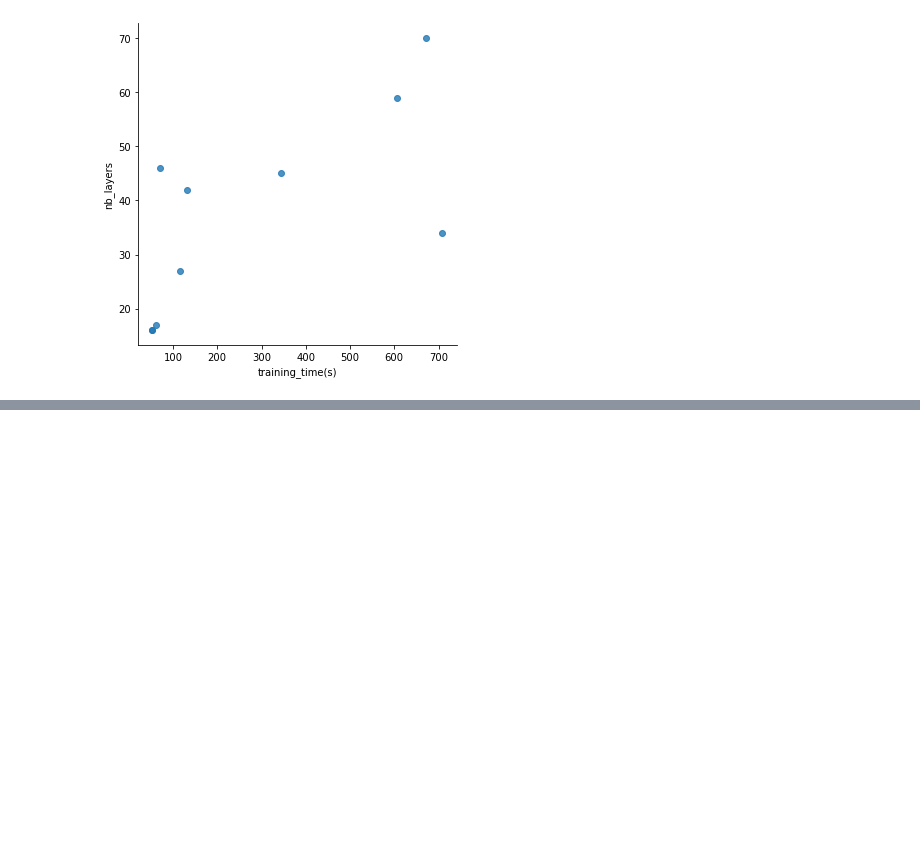
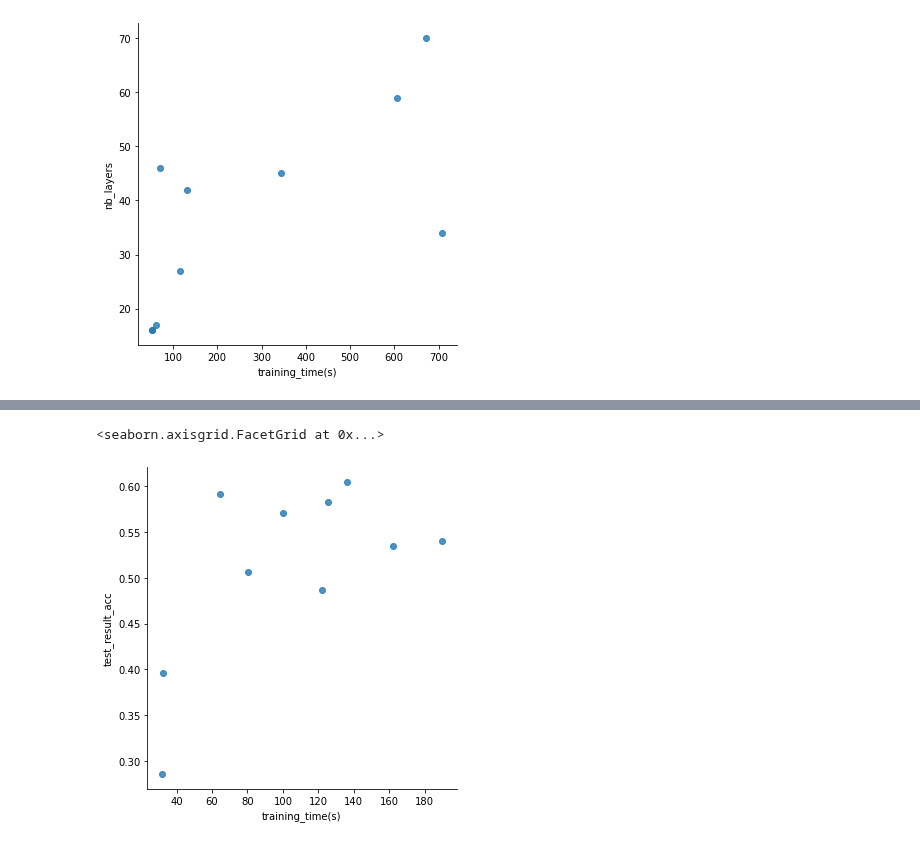
Before and after one commit to AntoineGr1/Memoire_code, a Jupyter notebook: Analyse_resnet_gen_result.ipynb, the cells around one changed output, grey strips where cells are left out. Cells and saved outputs as stored; diff of their text form; code cells hidden in the pictures; blank space fills up the shorter version.

```diff
--- a/Analyse_resnet_gen_result.ipynb
+++ b/Analyse_resnet_gen_result.ipynb
@@ -262,0 +269,10 @@ sns.lmplot(
+# %%
+sns.lmplot(
+    x='training_time(s)',
+    y='test_result_acc',
+    data=test5,
+    fit_reg=False
+)
+# %% [output]
+<seaborn.axisgrid.FacetGrid at 0x...>
+[figure, added]
```
Also changed, not shown: parts of 9 cells of this notebook, 36 other files.
